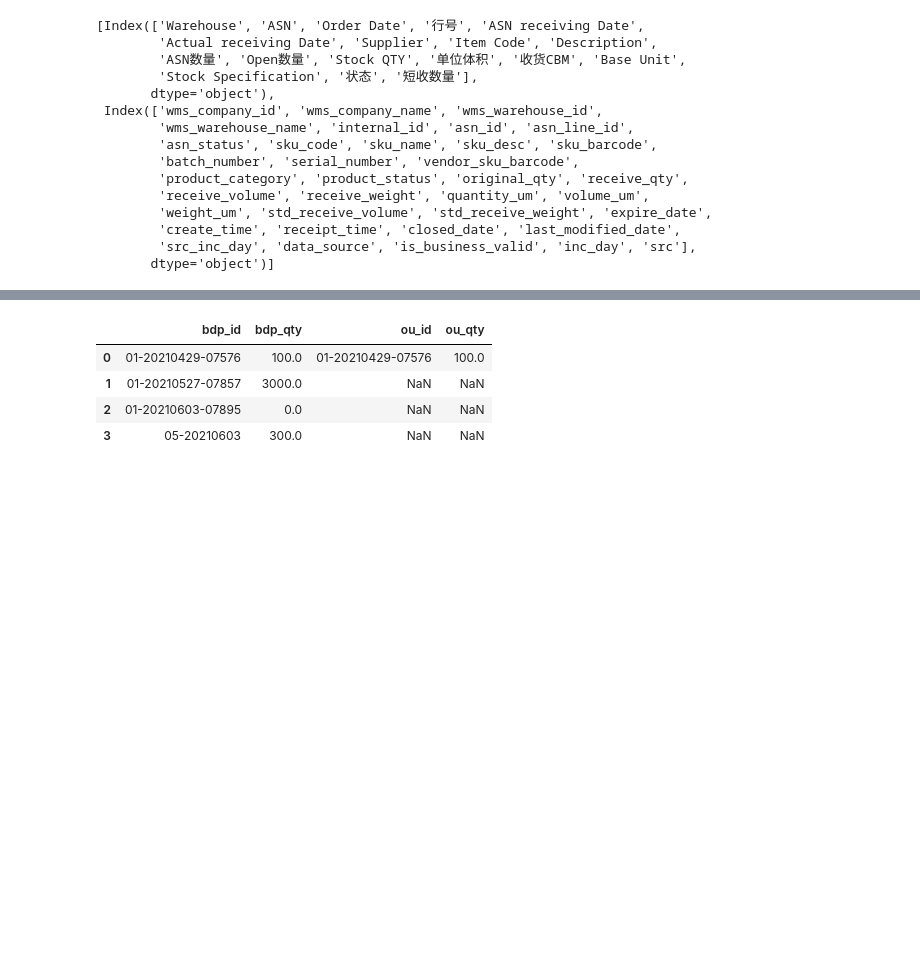
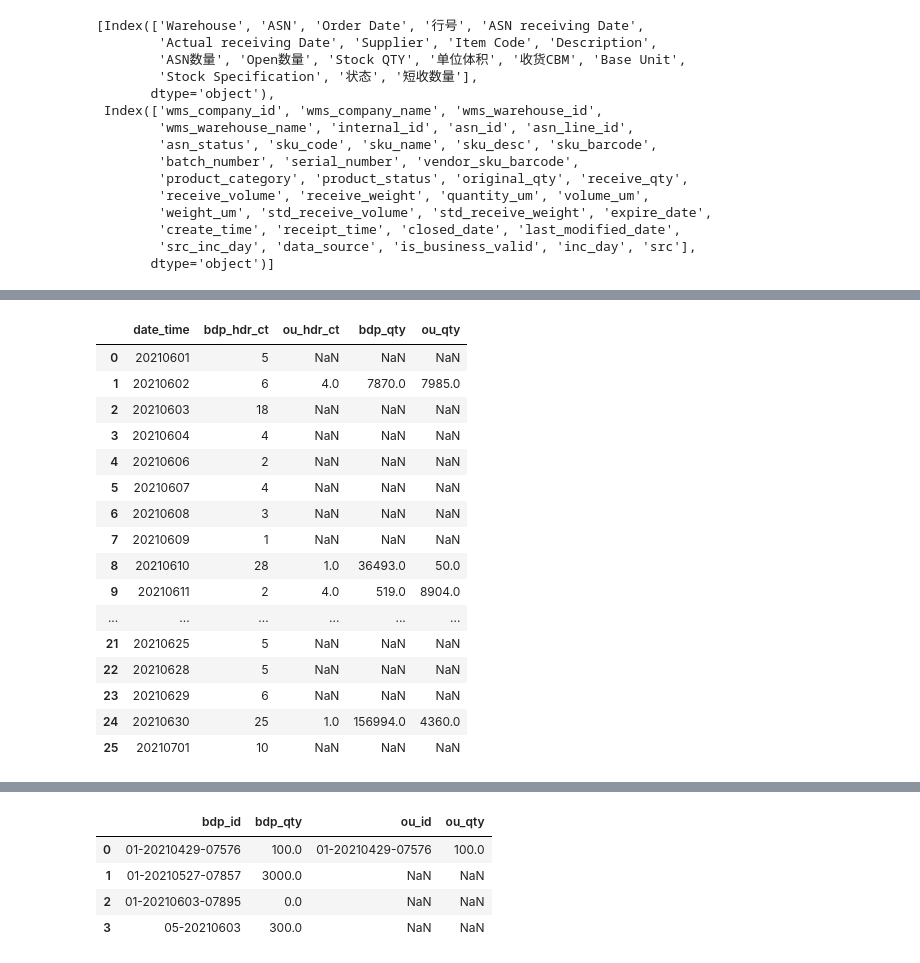
Before and after one commit to fyenne/CN-214, a Jupyter notebook: check_ou_bdp.ipynb, the cells around one changed output, grey strips where cells are left out. Drawn from its saved outputs; the diff is of its cells as text; code cells hidden in the pictures; blank space fills up the shorter version.

```diff
--- a/check_ou_bdp.ipynb
+++ b/check_ou_bdp.ipynb
@@ -1431,6 +1431,7 @@ compare_data(
 <span style="color:rgba(255,244,0,1);font-size:42px"><b>COSTA CN-212</b></span>
 # %%
 cos_inbound_ou = pd.read_excel('./CN-212_COSTA/CN-212 COSTA SHA HT0 WHS.xlsx', sheet_name = 2 ,header = 1)
-cos_outbound_ou = pd.read_excel('./CN-212_COSTA/CN-212 COSTA SHA HT0 WHS.xlsx', sheet_name=  3 )
+# cos_outbound_ou = pd.read_excel('./CN-212_COSTA/CN-212 COSTA SHA HT0 WHS.xlsx', sheet_name=  3 )
 cos_inbound_bdp =  pd.read_csv('./CN-212_COSTA/inb_costa_bdp.csv')
 # fer_outbound_bdp =  pd.read_csv('./CN-212_COSTA/fe_bdp_oub.csv')
+cos_inb_wmose = pd.read_csv('./CN-212_COSTA/c99_wmose.csv')
@@ -1509,0 +1532,25 @@ compare_data(
+# %%
+compare_data( # scale vs wmos
+    cos_inbound_bdp, cos_inb_wmose,
+    'closed_date', 'closed_date',
+    'asn_id', 'asn_id',
+    'receive_qty','receive_qty'
+)[0]
+# %% [output]
+|  | date_time | bdp_hdr_ct | ou_hdr_ct | bdp_qty | ou_qty |
+| 0 | 20210601 | 5 | NaN | NaN | NaN |
+| 1 | 20210602 | 6 | 4.0 | 7870.0 | 7985.0 |
+| 2 | 20210603 | 18 | NaN | NaN | NaN |
+| 3 | 20210604 | 4 | NaN | NaN | NaN |
+| 4 | 20210606 | 2 | NaN | NaN | NaN |
+| 5 | 20210607 | 4 | NaN | NaN | NaN |
+| 6 | 20210608 | 3 | NaN | NaN | NaN |
+| 7 | 20210609 | 1 | NaN | NaN | NaN |
+| 8 | 20210610 | 28 | 1.0 | 36493.0 | 50.0 |
+| 9 | 20210611 | 2 | 4.0 | 519.0 | 8904.0 |
+| ... | ... | ... | ... | ... | ... |
+| 21 | 20210625 | 5 | NaN | NaN | NaN |
+| 22 | 20210628 | 5 | NaN | NaN | NaN |
+| 23 | 20210629 | 6 | NaN | NaN | NaN |
+| 24 | 20210630 | 25 | 1.0 | 156994.0 | 4360.0 |
+| 25 | 20210701 | 10 | NaN | NaN | NaN |
```
Also changed, not shown: parts of 15 cells of this notebook.
